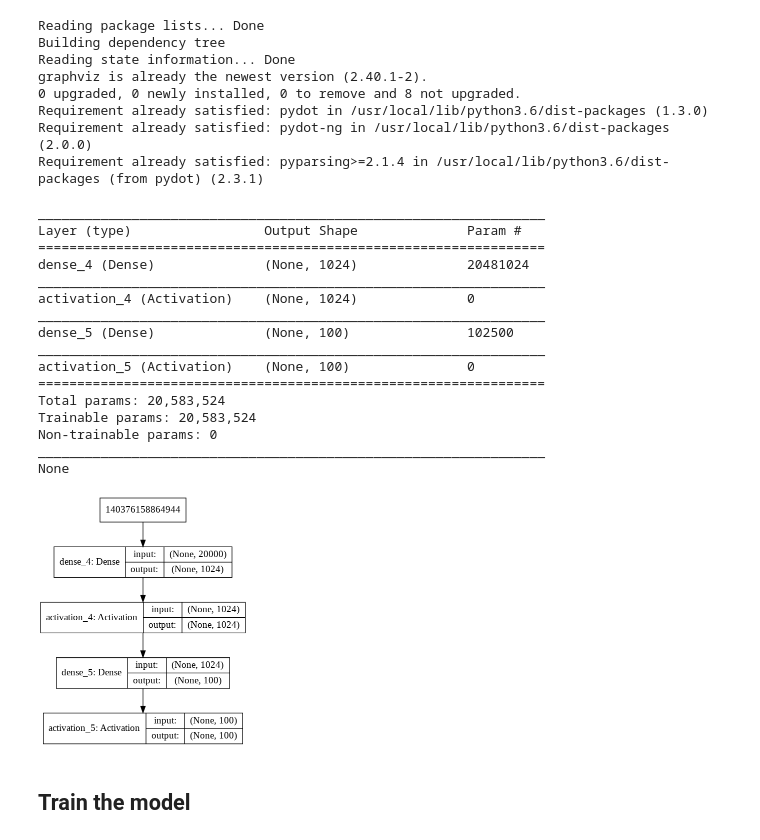
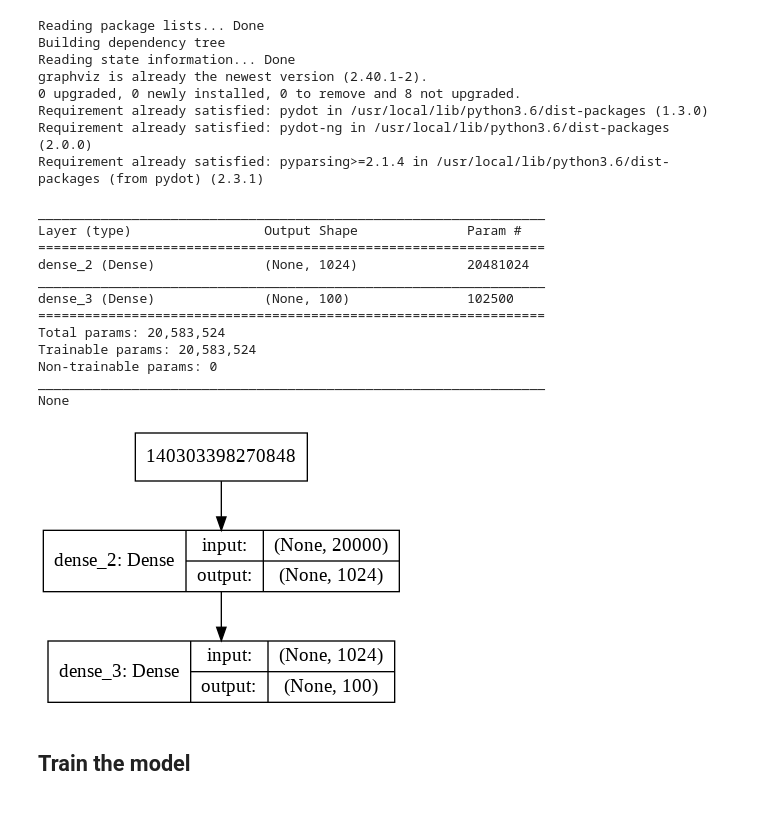
Before and after one commit to agustin-sarasua/workshop-categorization, a Jupyter notebook: Workshop_Step1.ipynb, the cells around one changed output. Drawn from its saved outputs; the diff is of its cells as text; code cells hidden in the pictures; blank space fills up the shorter version.

```diff
--- a/Workshop_Step1.ipynb
+++ b/Workshop_Step1.ipynb
@@ -188,17 +180,0 @@ Now, it is time to vectorizer each individual example using the tokenizer we jus
-# %%
-'''This function returns a sequence of indices representing the text'''
-def vectorize_text(text, tokenizer, max_seq_length=12):
-  # Vectorize training and validation texts.
-  text_sequences = tokenizer.texts_to_sequences(text)
-
-  # Get max sequence length.
-  max_length = len(max(text_sequences, key=len))
-  if max_length > max_seq_length:
-      max_length = max_seq_length
-
-  # Fix sequence length to max value. Sequences shorter than the length are
-  # padded in the beginning and sequences longer are truncated
-  # at the beginning.
-  text_sequences = sequence.pad_sequences(text_sequences, maxlen=max_length)
-
-  return text_sequences
@@ -261,0 +200,14 @@ def build_idx_to_label(df):
+# %%
+'''
+text: list of titles
+max_seq_length: fixed length to the titles.
+  If the title has more than "max_seq_length" tokens => truncate it to max_seq_length
+  If the title has less than "max_seq_length" tokens => complete at the begining with 0's
+'''
+def vectorize_text(text, tokenizer, max_seq_length=12):
+  # Vectorize training and validation texts.
+  text_sequences = tokenizer.texts_to_sequences(text)
+
+  text_sequences = sequence.pad_sequences(text_sequences, maxlen=max_seq_length)
+
+  return text_sequences
@@ -328,10 +334,8 @@ from tensorflow.python.keras.layers import Dense, Activation
 
 def build_model(num_features, num_classes):
   model = Sequential([
-      Dense(1024, input_shape=(num_features,)),
-      Activation('relu'),
-      Dense(num_classes),
-      Activation('softmax'),
+      Dense(1024, input_shape=(num_features,), activation='relu'),
+      Dense(num_classes, activation='softmax'),
   ])
 
   # For a multi-class classification problem
@@ -358,32 +362,28 @@ Requirement already satisfied: pydot-ng in /usr/local/lib/python3.6/dist-package
 Requirement already satisfied: pyparsing>=2.1.4 in /usr/local/lib/python3.6/dist-packages (from pydot) (2.3.1)
 # %%
 from keras.utils import plot_model
-from IPython.display import Image
 
 # Model summary
 print(model.summary())
 
 # Plot model graph
 plot_model(model, show_shapes=True, show_layer_names=True, to_file='model.png')
-Image(retina=True, filename='model.png')
+#Image(retina=True, filename='model.png')
+display(Image('model.png'))
 # %% [output]
 _________________________________________________________________
 Layer (type)                 Output Shape              Param #
 =================================================================
-dense_4 (Dense)              (None, 1024)              20481024
+dense_2 (Dense)              (None, 1024)              20481024
 _________________________________________________________________
-activation_4 (Activation)    (None, 1024)              0
-_________________________________________________________________
-dense_5 (Dense)              (None, 100)               102500
-_________________________________________________________________
-activation_5 (Activation)    (None, 100)               0
+dense_3 (Dense)              (None, 100)               102500
 =================================================================
 Total params: 20,583,524
 Trainable params: 20,583,524
 Non-trainable params: 0
 _________________________________________________________________
 None
-[figure, old version]
+[figure, new version]
 # %% [markdown]
 ## Train the model
 # %% [markdown]
```
Also changed, not shown: parts of 27 cells of this notebook.
